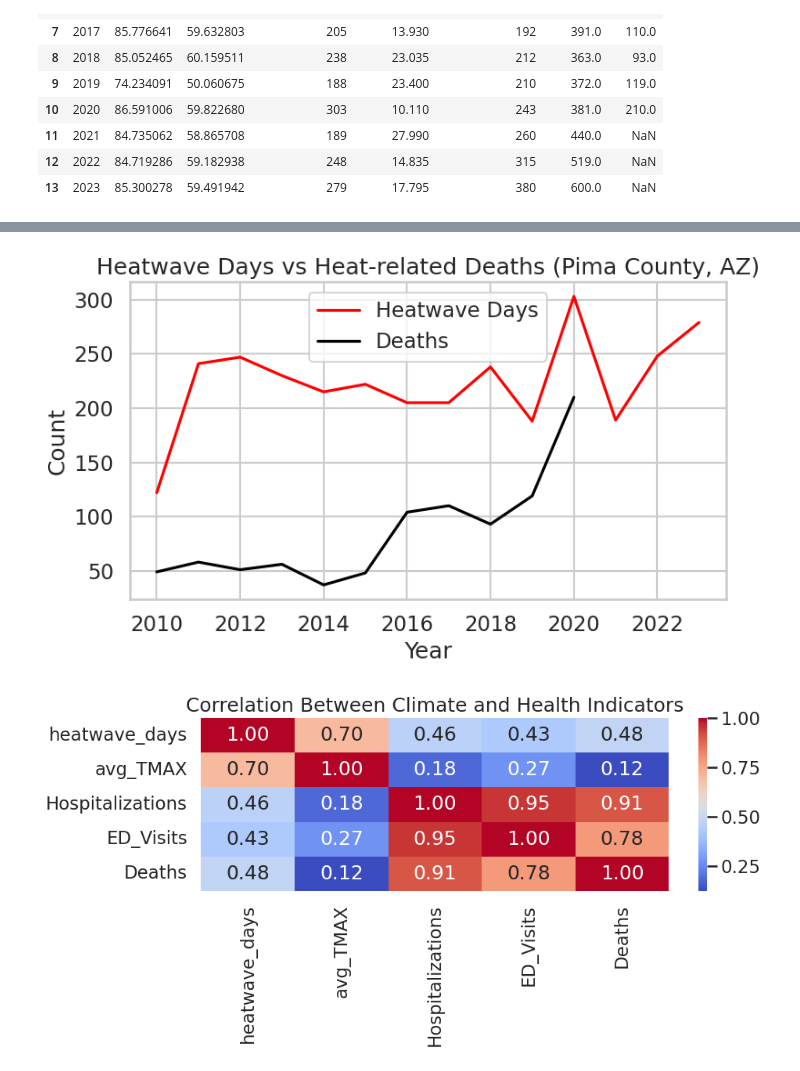
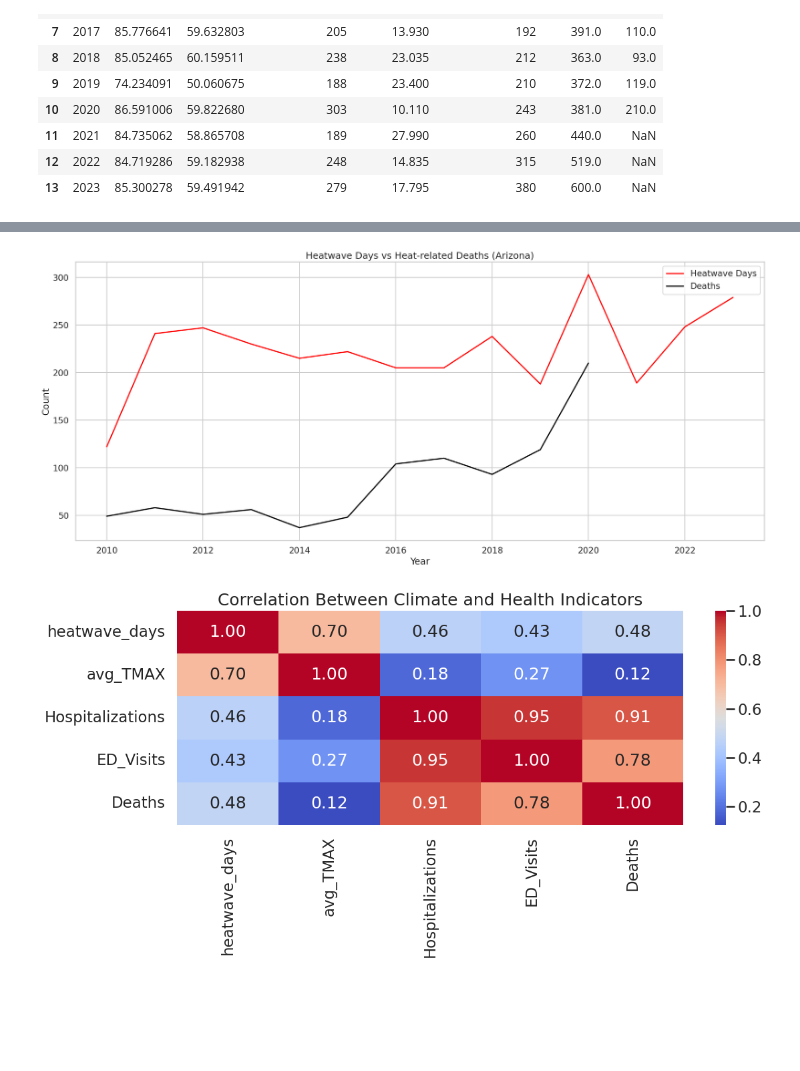
Before and after one commit to Johnson-Jeeva/HeatInjuryResearch, a Jupyter notebook: HeatInjuryResearch.ipynb, the cells around one changed output, grey strips where cells are left out. Drawn from its saved outputs; the diff is of its cells as text; code cells hidden in the pictures; blank space fills up the shorter version.

```diff
--- a/HeatInjuryResearch.ipynb
+++ b/HeatInjuryResearch.ipynb
@@ -147,22 +148,22 @@ plt.show()
 # %%
-plt.figure(figsize=(8,5))
+plt.figure(figsize=(20,9))
 sns.lineplot(data=merged, x='Year', y='heatwave_days', color='red', label='Heatwave Days')
 sns.lineplot(data=merged, x='Year', y='Deaths', color='black', label='Deaths')
 
 plt.ylabel('Count')
-plt.title('Heatwave Days vs Heat-related Deaths (Pima County, AZ)')
+plt.title('Heatwave Days vs Heat-related Deaths (Arizona)')
 plt.legend()
 plt.tight_layout()
 plt.show()
 # %% [output]
-[figure, old version]
+[figure, new version]
 # %%
-plt.figure(figsize=(10,5))
+plt.figure(figsize=(12,6))
 corr = merged[['heatwave_days','avg_TMAX','Hospitalizations','ED_Visits','Deaths']].corr()
 sns.heatmap(corr, annot=True, cmap='coolwarm', fmt=".2f")
 plt.title('Correlation Between Climate and Health Indicators')
 plt.tight_layout()
 plt.show()
 # %% [output]
-[figure, old version]
+[figure, new version]
 # %%
```
Also changed, not shown: parts of 4 cells of this notebook.
